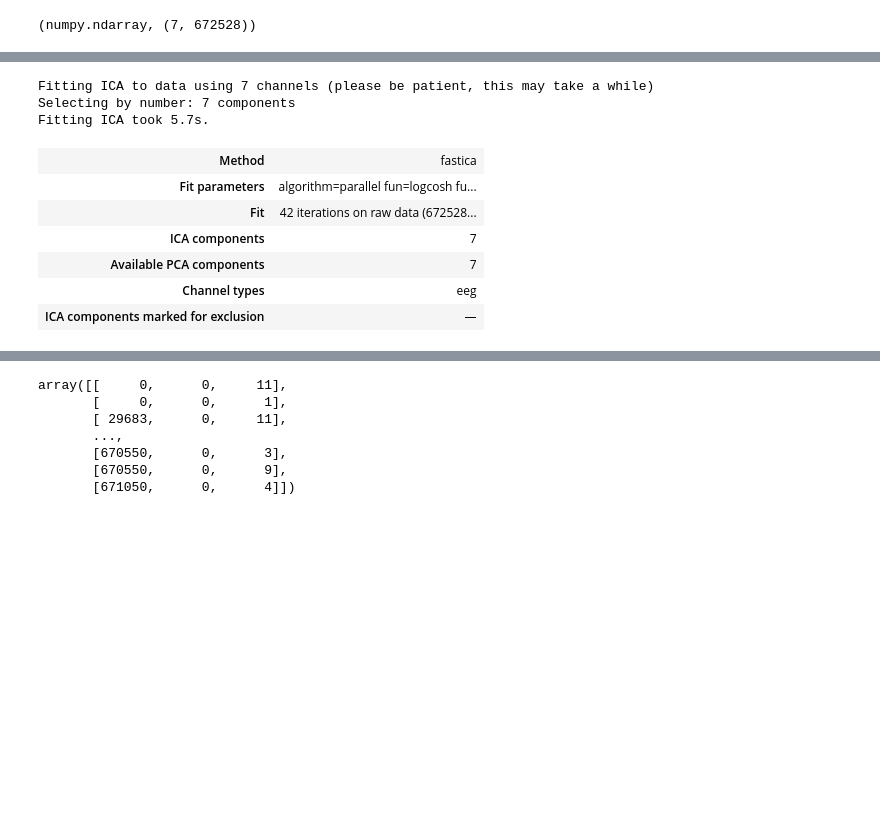
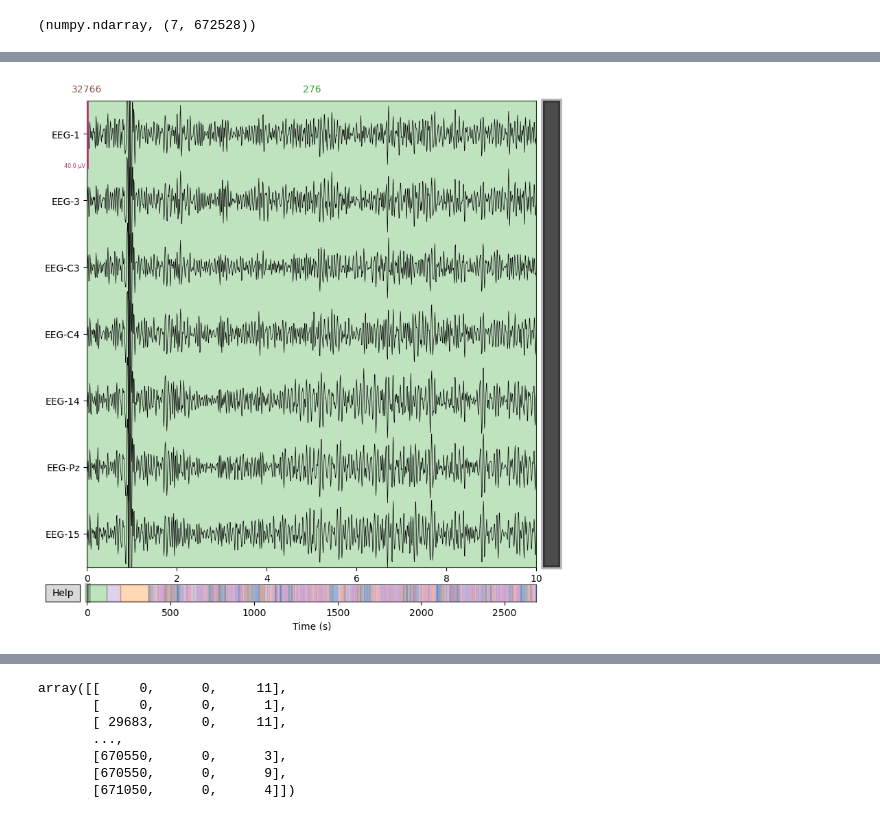
Before and after one commit to Ereasai/EEGTetris, a Jupyter notebook: ml/dataset-process.ipynb, the cells around one changed output, grey strips where cells are left out. Cells and saved outputs as stored; diff of their text form; code cells hidden in the pictures; blank space fills up the shorter version.

```diff
--- a/ml/dataset-process.ipynb
+++ b/ml/dataset-process.ipynb
@@ -130,14 +130,5 @@ raw_subset.plot();
-# %%
-ica = mne.preprocessing.ICA(n_components=7, random_state=0)
-ica.fit(raw_subset)
-# %% [output]
-Fitting ICA to data using 7 channels (please be patient, this may take a while)
-Selecting by number: 7 components
-Fitting ICA took 5.7s.
-| Method | fastica |
-| Fit parameters | algorithm=parallel fun=logcosh fu... |
-| Fit | 42 iterations on raw data (672528... |
-| ICA components | 7 |
-| Available PCA components | 7 |
-| Channel types | eeg |
-| ICA components marked for exclusion | — |
+# %%
+
+raw_subset_13_30.plot();
+# %% [output]
+[figure, added]
```
Also changed, not shown: parts of 13 cells of this notebook.
